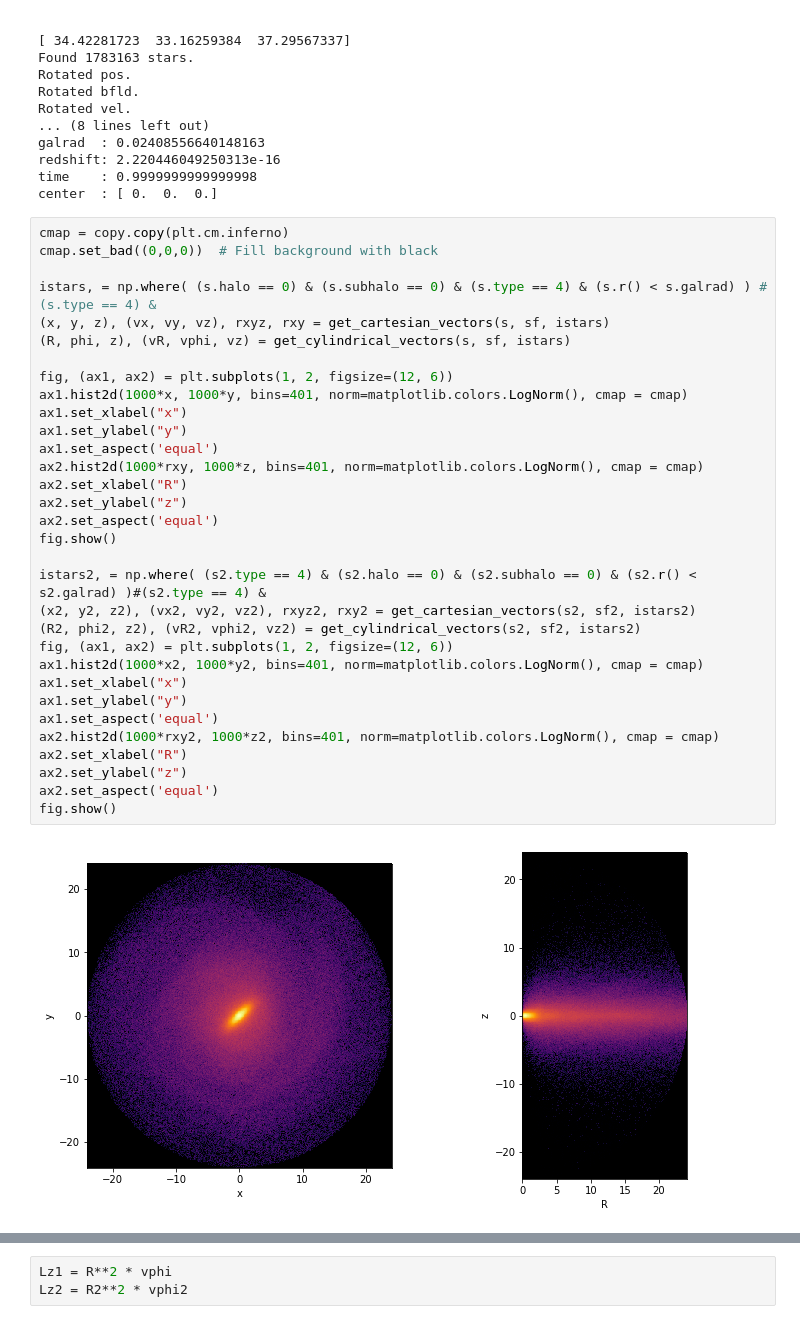
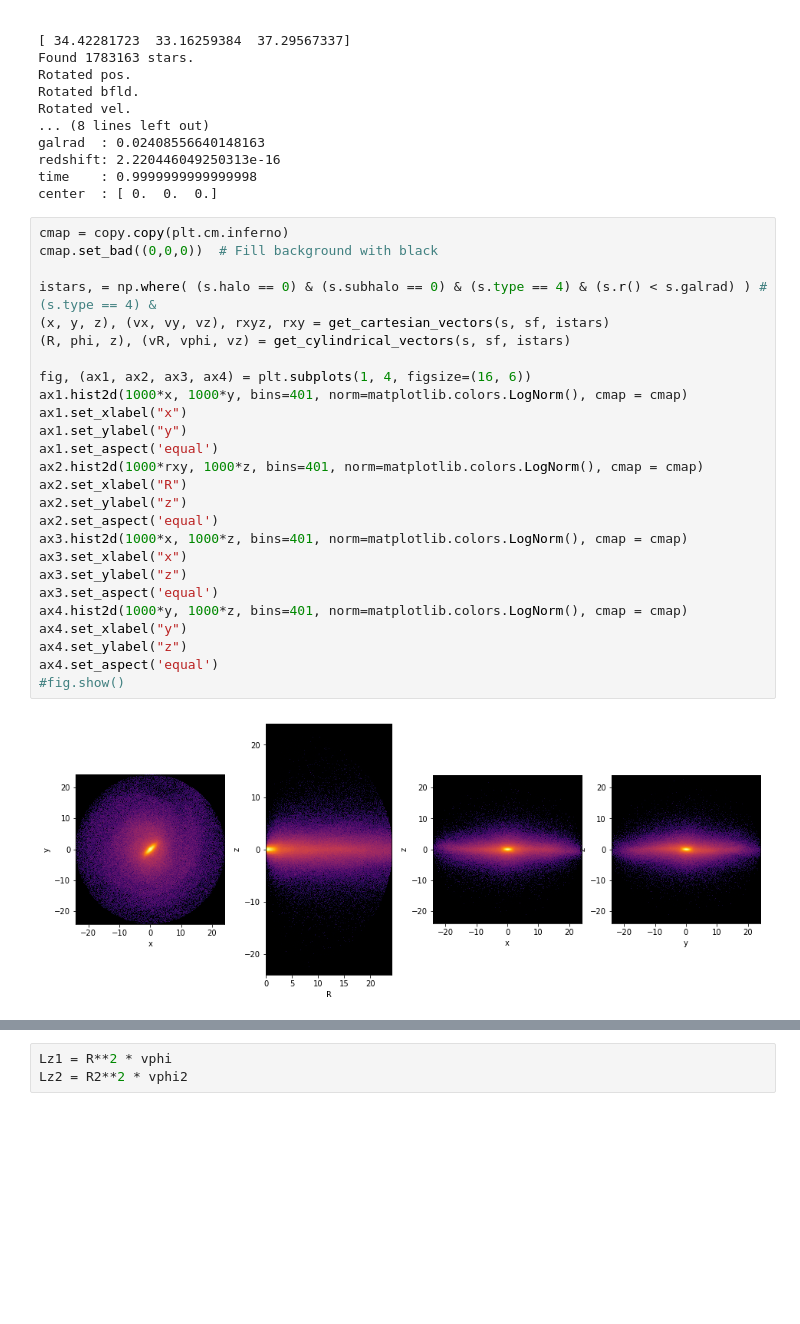
Before and after one commit to sophialilleengen/masterproject, a Jupyter notebook: notebooks/1com.ipynb, the cells around one changed output, grey strips where cells are left out. Drawn from its saved outputs; the diff is of its cells as text; blank space fills up the shorter version.

```diff
--- a/notebooks/1com.ipynb
+++ b/notebooks/1com.ipynb
@@ -64,34 +64,28 @@ center  : [ 0.  0.  0.]
 # %%
 cmap = copy.copy(plt.cm.inferno)
 cmap.set_bad((0,0,0))  # Fill background with black
 
 istars, = np.where( (s.halo == 0) & (s.subhalo == 0) & (s.type == 4) & (s.r() < s.galrad) ) #(s.type == 4) &
 (x, y, z), (vx, vy, vz), rxyz, rxy = get_cartesian_vectors(s, sf, istars)
 (R, phi, z), (vR, vphi, vz) = get_cylindrical_vectors(s, sf, istars)
 
-fig, (ax1, ax2) = plt.subplots(1, 2, figsize=(12, 6))
+fig, (ax1, ax2, ax3, ax4) = plt.subplots(1, 4, figsize=(16, 6))
 ax1.hist2d(1000*x, 1000*y, bins=401, norm=matplotlib.colors.LogNorm(), cmap = cmap)
 ax1.set_xlabel("x")
 ax1.set_ylabel("y")
 ax1.set_aspect('equal')
 ax2.hist2d(1000*rxy, 1000*z, bins=401, norm=matplotlib.colors.LogNorm(), cmap = cmap)
 ax2.set_xlabel("R")
 ax2.set_ylabel("z")
 ax2.set_aspect('equal')
-fig.show()
-
-istars2, = np.where( (s2.type == 4) & (s2.halo == 0) & (s2.subhalo == 0) & (s2.r() < s2.galrad) )#(s2.type == 4) &
-(x2, y2, z2), (vx2, vy2, vz2), rxyz2, rxy2 = get_cartesian_vectors(s2, sf2, istars2)
-(R2, phi2, z2), (vR2, vphi2, vz2) = get_cylindrical_vectors(s2, sf2, istars2)
-fig, (ax1, ax2) = plt.subplots(1, 2, figsize=(12, 6))
-ax1.hist2d(1000*x2, 1000*y2, bins=401, norm=matplotlib.colors.LogNorm(), cmap = cmap)
-ax1.set_xlabel("x")
-ax1.set_ylabel("y")
-ax1.set_aspect('equal')
-ax2.hist2d(1000*rxy2, 1000*z2, bins=401, norm=matplotlib.colors.LogNorm(), cmap = cmap)
-ax2.set_xlabel("R")
-ax2.set_ylabel("z")
-ax2.set_aspect('equal')
-fig.show()
+ax3.hist2d(1000*x, 1000*z, bins=401, norm=matplotlib.colors.LogNorm(), cmap = cmap)
+ax3.set_xlabel("x")
+ax3.set_ylabel("z")
+ax3.set_aspect('equal')
+ax4.hist2d(1000*y, 1000*z, bins=401, norm=matplotlib.colors.LogNorm(), cmap = cmap)
+ax4.set_xlabel("y")
+ax4.set_ylabel("z")
+ax4.set_aspect('equal')
+#fig.show()
 # %% [output]
-[figure, old version]
+[figure, new version]
```
Also changed, not shown: parts of 6 cells of this notebook.
